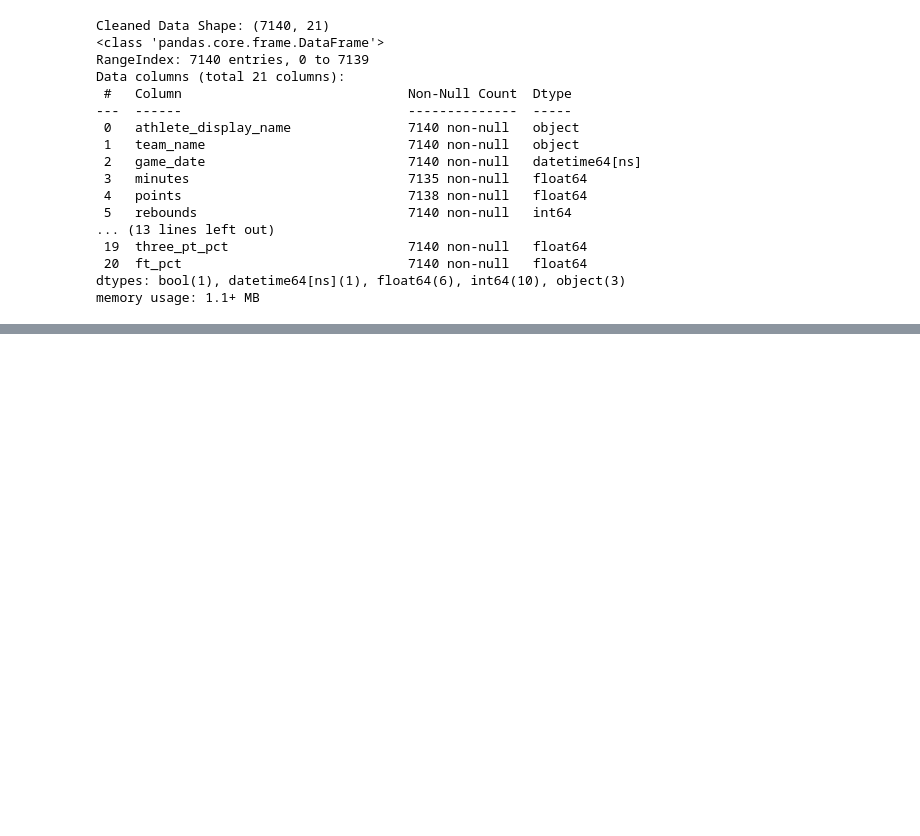
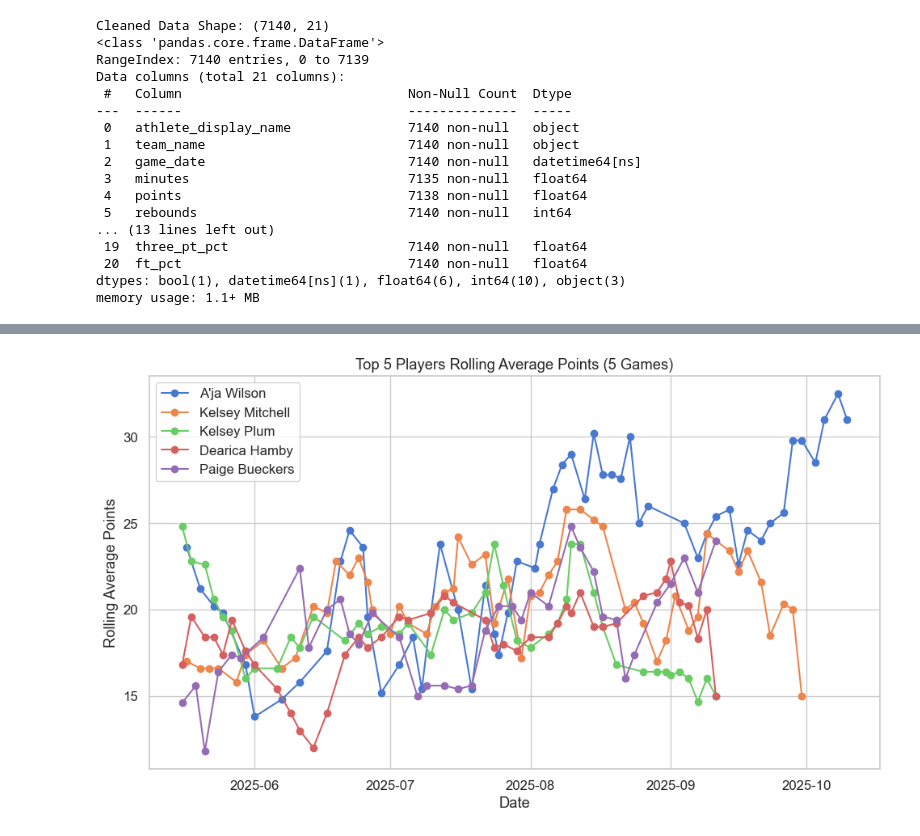
Before and after one commit to mindy0cruz/wnba-capstone, a Jupyter notebook: notebooks/wnba.ipynb, the cells around one changed output, grey strips where cells are left out. Drawn from its saved outputs; the diff is of its cells as text; code cells hidden in the pictures; blank space fills up the shorter version.

```diff
--- a/notebooks/wnba.ipynb
+++ b/notebooks/wnba.ipynb
@@ -155 +156,28 @@ plt.show()
+# %%
+# -------------------------
+# 3. Trend Analysis
+# -------------------------
+import matplotlib.pyplot as plt
+
+# Calculate rolling average points per player (last 5 games)
+df['points_rolling_avg'] = df.groupby('athlete_display_name')['points'] \
+                             .transform(lambda x: x.rolling(window=5, min_periods=1).mean())
+
+# Plot top 5 players by average points
+top_players = df.groupby('athlete_display_name')['points'] \
+                .mean().sort_values(ascending=False).head(5).index
+
+plt.figure(figsize=(10,6))
+for player in top_players:
+    subset = df[df['athlete_display_name'] == player]
+    plt.plot(subset['game_date'], subset['points_rolling_avg'], marker='o', label=player)
+
+plt.title("Top 5 Players Rolling Average Points (5 Games)")
+plt.xlabel("Date")
+plt.ylabel("Rolling Average Points")
+plt.legend()
+plt.tight_layout()
+plt.show()
+# %% [output]
+[figure, added]
 # %%
```
Also changed, not shown: parts of 4 cells of this notebook.
